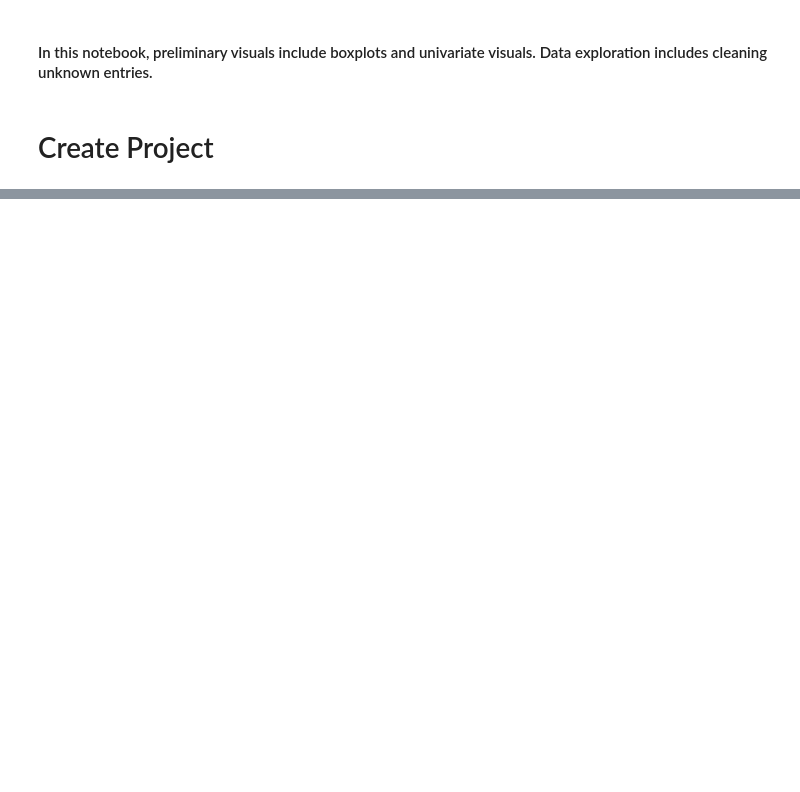
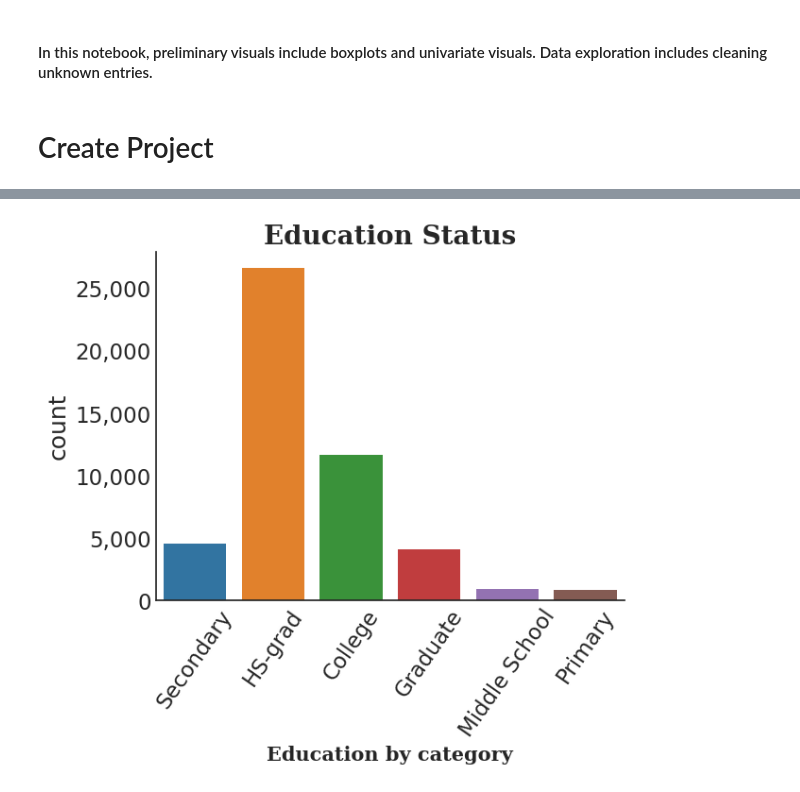
Before and after one commit to Elispreng/Census_1990, a Jupyter notebook: Visuals and Data Exploration.ipynb, the cells around one changed output, grey strips where cells are left out. Saved outputs shown, nothing was run; the diff lists cells and outputs as text; code cells hidden in the pictures; blank space fills up the shorter version.

```diff
--- a/Visuals and Data Exploration.ipynb
+++ b/Visuals and Data Exploration.ipynb
@@ -47,0 +105,4 @@ adult_df = pd.read_csv(filename2)
+# %%
+# Drop duplicate rows
+adult_df = adult_df.drop_duplicates()
+print(f'There are {adult_df.duplicated().sum()} duplicate rows.')
@@ -47,0 +157,3 @@ adult_df = pd.read_csv(filename2)
+# %%
+#create a copy
+df=adult_df.copy()
@@ -47,0 +230,5 @@ adult_df = pd.read_csv(filename2)
+# %%
+# drop without pay and never worked because  of small quanity
+#drop never worked and without pay because irrelevant for target
+df = df[df["workclass"].str.contains("Without-pay") == False]
+df = df[df["workclass"].str.contains("Never-worked") == False]
@@ -47,0 +274,9 @@ adult_df = pd.read_csv(filename2)
+# %%
+eddictionary = {'HS-grad': 'HS-grad', '1st-4th': 'Primary', '5th-6th': 'Primary',
+                 '7th-8th': 'Middle School', '9th': 'Secondary', '12th': 'Secondary',
+                 'Preschool': 'Primary', 'Doctorate': 'Graduate', 'Prof-school': 'Graduate',
+                 '11th': 'secondary', 'Bachelors': 'College', 'Masters': 'Graduate',
+                 'Some-college': 'HS-grad', 'Assoc-voc': 'College', 'Assoc-voc': 'College',
+                 '10th': 'Secondary',  '11th': 'Secondary', 'Grad-school': 'Graduate', 'Assoc-acdm':'College' }
+df['edstatus'] = df['education'].replace(eddictionary)
+df['edstatus'].value_counts()
@@ -47,0 +291,16 @@ adult_df = pd.read_csv(filename2)
+# %%
+#create countplot for education
+sns.set_context('talk')
+with plt.style.context('seaborn-white'):
+  fig, ax =plt.subplots()
+plt.rcParams['font.family'] = 'serif'
+ax = sns.countplot(data=df,x='edstatus')
+ax.set_title('Education Status', fontfamily='serif',fontsize = 20, fontweight = 'bold');
+ax.set_xlabel('Education by category', fontfamily= 'serif', fontsize = 15, fontweight = 'bold')
+plt.xticks(rotation = 55);
+ax.spines['right'].set_visible(False)
+ax.spines['top'].set_visible(False)
+#make commas in y ticks
+ax.yaxis.set_major_formatter(ticker.StrMethodFormatter('{x:,.0f}'))
+# %% [output]
+[figure, added]
```
Also changed, not shown: parts of 25 cells of this notebook, 6 other files.
